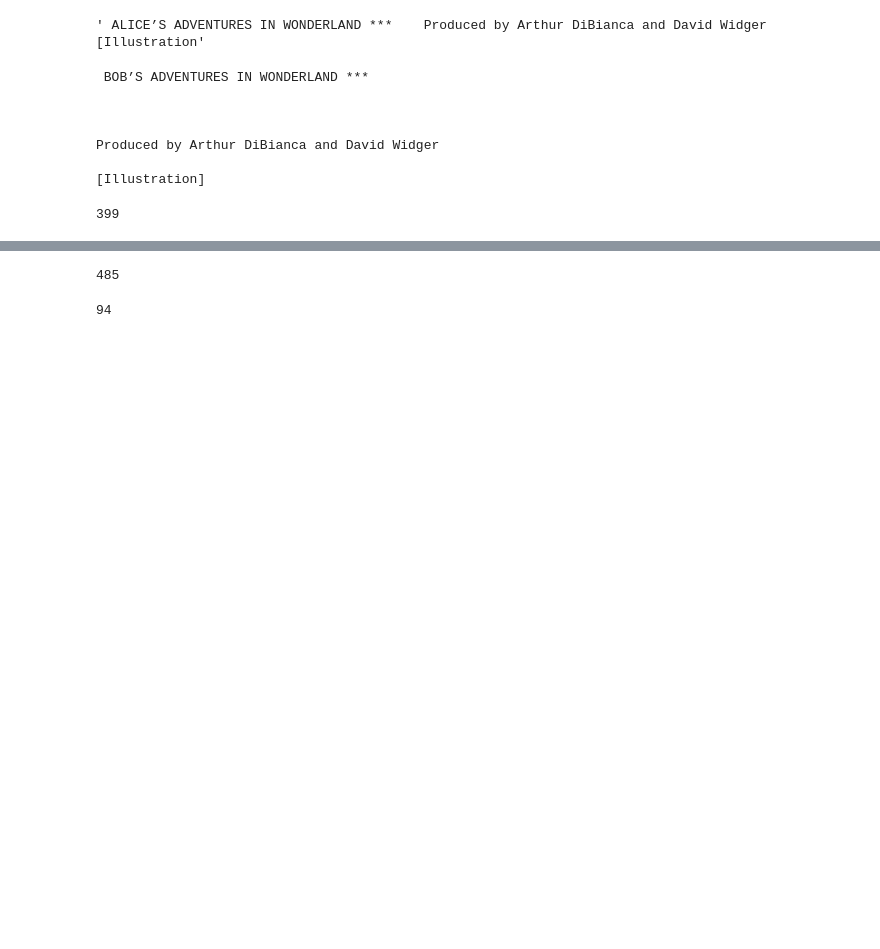
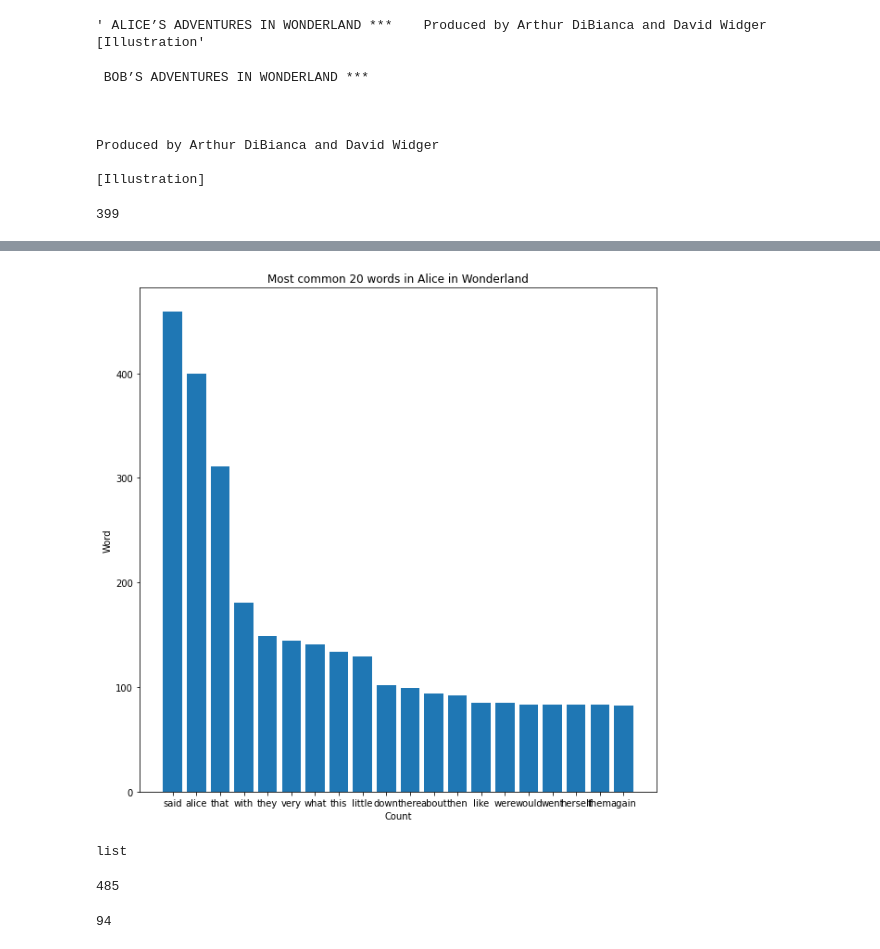
Before and after one commit to ValRCS/Digital_Discourse_ETH713_Fall_2020, a Jupyter notebook: TextProcessing/CountingWords_final.ipynb, the cells around one changed output, grey strips where cells are left out. Cells and saved outputs as stored; diff of their text form; code cells hidden in the pictures; blank space fills up the shorter version.

```diff
--- a/TextProcessing/CountingWords_final.ipynb
+++ b/TextProcessing/CountingWords_final.ipynb
@@ -366,0 +605,13 @@ word_count.most_common(10) # and you can get results immediately
+# %%
+# plot top 20 words and their counts
+TOP_COUNT = 20
+plt.figure(figsize=(10,10)) # we can set the size of the figure
+plt.bar(words[:TOP_COUNT], counts[:TOP_COUNT]) # vertical bar chart
+# add title and labels
+plt.title(f"Most common {TOP_COUNT} words in Alice in Wonderland")
+plt.xlabel("Count")
+plt.ylabel("Word")
+
+plt.show()
+# %% [output]
+[figure, added]
@@ -366,0 +621,4 @@ word_count.most_common(10) # and you can get results immediately
+# %%
+type(alice_4plus_count.most_common())
+# %% [output]
+list
```
Also changed, not shown: parts of 24 cells of this notebook, 1 other file.
